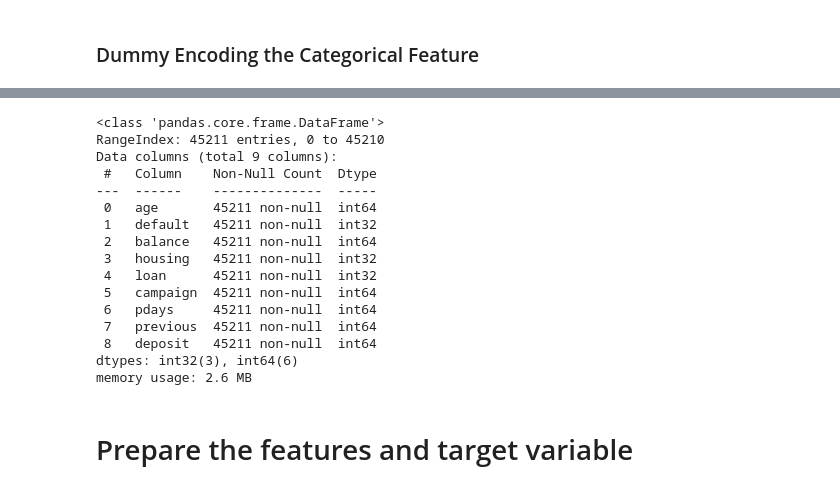
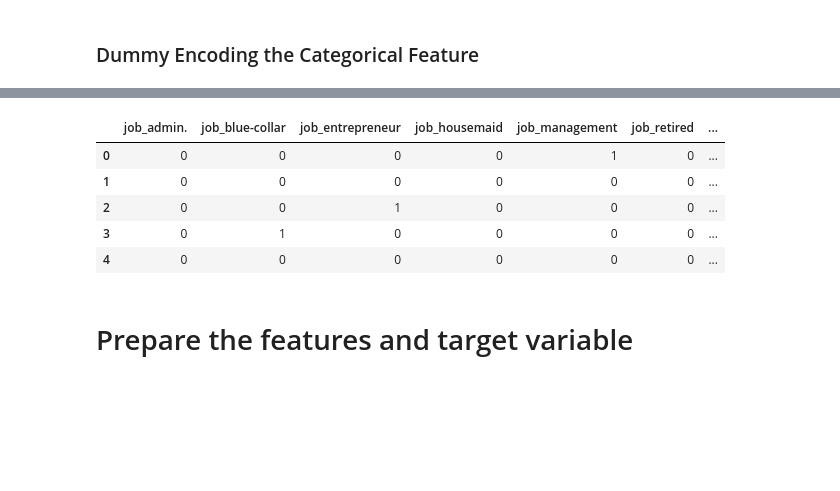
Before and after one commit to 87tana/ML_Classification_Imbalance_Banking, a Jupyter notebook: Preprocessing and Modeling.ipynb, the cells around one changed output, grey strips where cells are left out. Saved outputs shown, nothing was run; the diff lists cells and outputs as text; code cells hidden in the pictures; blank space fills up the shorter version.

```diff
--- a/Preprocessing and Modeling.ipynb
+++ b/Preprocessing and Modeling.ipynb
@@ -112,7 +122,7 @@ plt.show()
 # %%
 # According to EDA, some features like day,month have no affect on subscribition
 
-df.drop(['day', 'month','duration'], axis=1, inplace=True) #
+df.drop(['day', 'month'], axis=1, inplace=True) # duration
 # %% [markdown]
 - There are no missing values in this dataset. However, there are values labeled as unknown, which can be considered similar to missing values.
 
@@ -278,19 +200,0 @@ df['default'] = le.fit_transform(df['default'].astype(str))
-# %%
-df.info()
-# %% [output]
-<class 'pandas.core.frame.DataFrame'>
-RangeIndex: 45211 entries, 0 to 45210
-Data columns (total 9 columns):
- #   Column    Non-Null Count  Dtype
----  ------    --------------  -----
- 0   age       45211 non-null  int64
- 1   default   45211 non-null  int32
- 2   balance   45211 non-null  int64
- 3   housing   45211 non-null  int32
- 4   loan      45211 non-null  int32
- 5   campaign  45211 non-null  int64
- 6   pdays     45211 non-null  int64
- 7   previous  45211 non-null  int64
- 8   deposit   45211 non-null  int64
-dtypes: int32(3), int64(6)
-memory usage: 2.6 MB
@@ -304,3 +201,32 @@ memory usage: 2.6 MB
+# %%
+#Convert categorical variables to dummy variables
+df_dummy = pd.get_dummies(df[['job', 'marital', 'education', 'poutcome', 'contact']])
+
+# Drop original categorical columns
+df = df.drop(['job', 'marital', 'education', 'poutcome', 'contact'], axis=1)
+
+#First Convert the object to Boolean
+df['housing'] = df['housing'].astype(bool)
+df['loan'] = df['loan'].astype(bool)
+df['default'] = df['default'].astype(bool)
+
+#Convert Boolean variables to integers
+df['housing'] = df['housing'].astype('int')
+df['loan'] = df['loan'].astype('int')
+df['default'] = df['default'].astype('int')
+
+# Concatenate encoded categorical variables with numerical variables
+df = pd.concat([df_dummy, df], axis=1)
+
+#Check the first few rows of the new DataFrame
+df.head()
+# %% [output]
+|  | job_admin. | job_blue-collar | job_entrepreneur | job_housemaid | job_management | job_retired | ... |
+| 0 | 0 | 0 | 0 | 0 | 1 | 0 | ... |
+| 1 | 0 | 0 | 0 | 0 | 0 | 0 | ... |
+| 2 | 0 | 0 | 1 | 0 | 0 | 0 | ... |
+| 3 | 0 | 1 | 0 | 0 | 0 | 0 | ... |
+| 4 | 0 | 0 | 0 | 0 | 0 | 0 | ... |
 # %% [markdown]
 #  Prepare the features and target variable
 # %%
```
Also changed, not shown: parts of 58 cells of this notebook.
